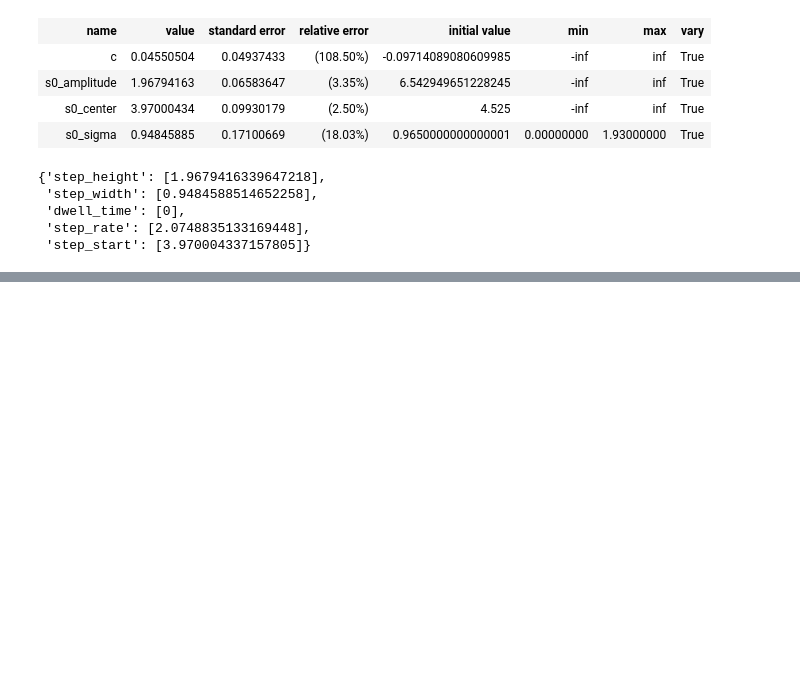
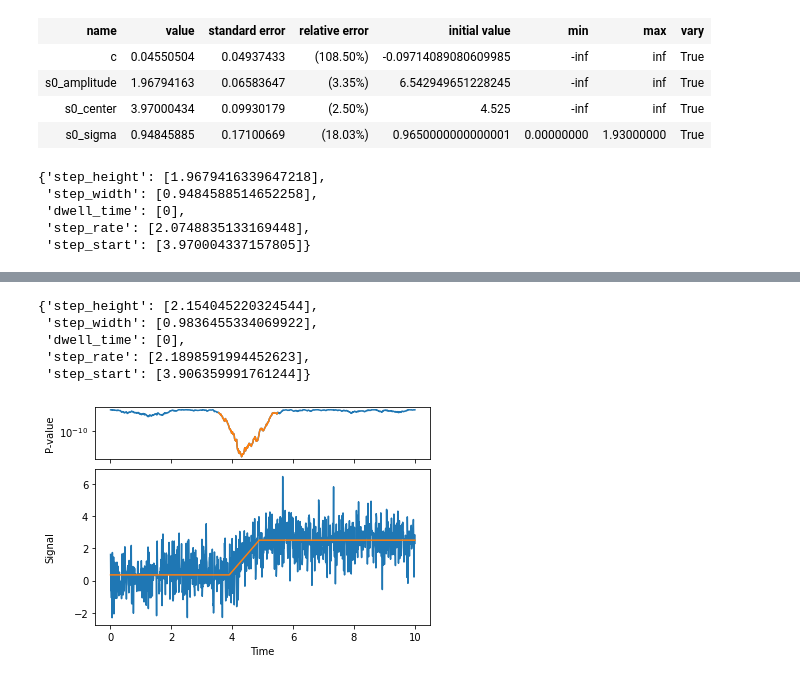
Before and after one commit to ianlmorgan/StePy, a Jupyter notebook: examples/tutorial.ipynb, the cells around one changed output, grey strips where cells are left out. Cells and saved outputs as stored; diff of their text form; code cells hidden in the pictures; blank space fills up the shorter version.

```diff
--- a/examples/tutorial.ipynb
+++ b/examples/tutorial.ipynb
@@ -84,0 +127,12 @@ fs.results
+# %%
+fs = fit_signal(trace, dt=dt)
+fs.fit(min_step_size = 0)
+fs.plot()
+fs.results
+# %% [output]
+{'step_height': [2.154045220324544],
+ 'step_width': [0.9836455334069922],
+ 'dwell_time': [0],
+ 'step_rate': [2.1898591994452623],
+ 'step_start': [3.906359991761244]}
+[figure, added]
```
Also changed, not shown: parts of 10 cells of this notebook.
